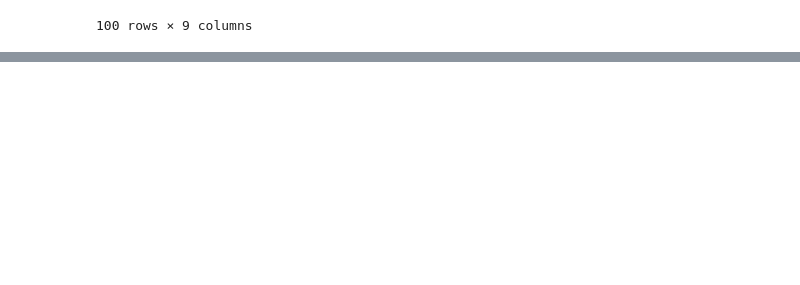
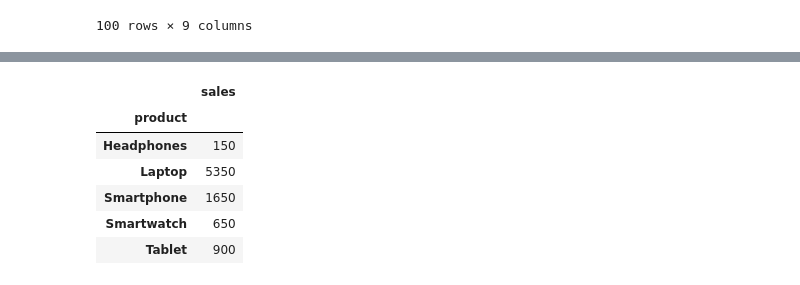
Before and after one commit to maxkatkalov/colabs, a Jupyter notebook: pands_tasks.ipynb, the cells around one changed output, grey strips where cells are left out. Cells and saved outputs as stored; diff of their text form; code cells hidden in the pictures; blank space fills up the shorter version.

Commit message:
Pivot Tables

```diff
--- a/pands_tasks.ipynb
+++ b/pands_tasks.ipynb
@@ -760,0 +826,10 @@ mobile_data
+# %%
+pd.pivot_table(df, values="sales", index="product", aggfunc='sum')
+# %% [output]
+|  | sales |
+| product |  |
+| Headphones | 150 |
+| Laptop | 5350 |
+| Smartphone | 1650 |
+| Smartwatch | 650 |
+| Tablet | 900 |
```
Also changed, not shown: parts of 3 cells of this notebook, 1 other file.
